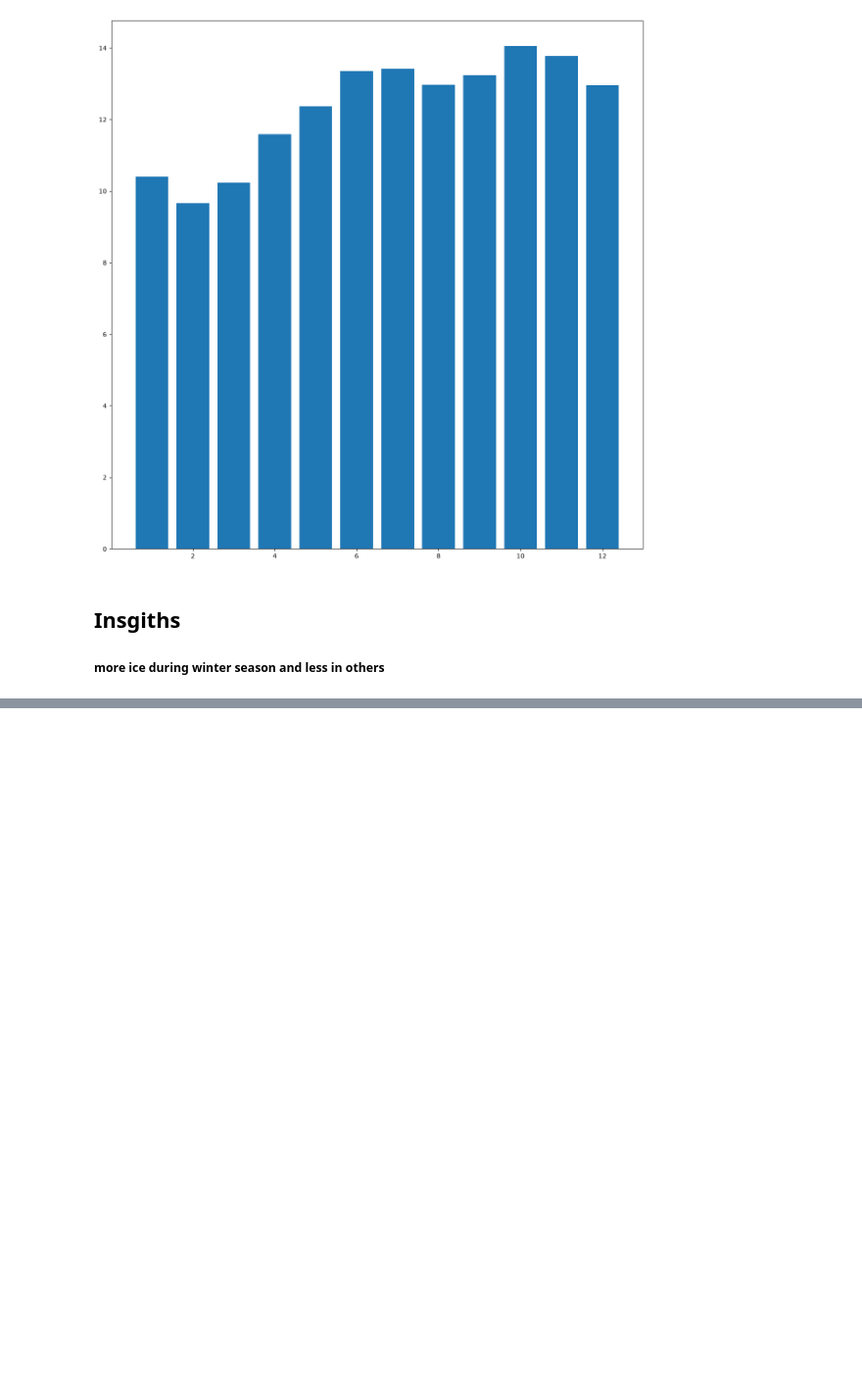
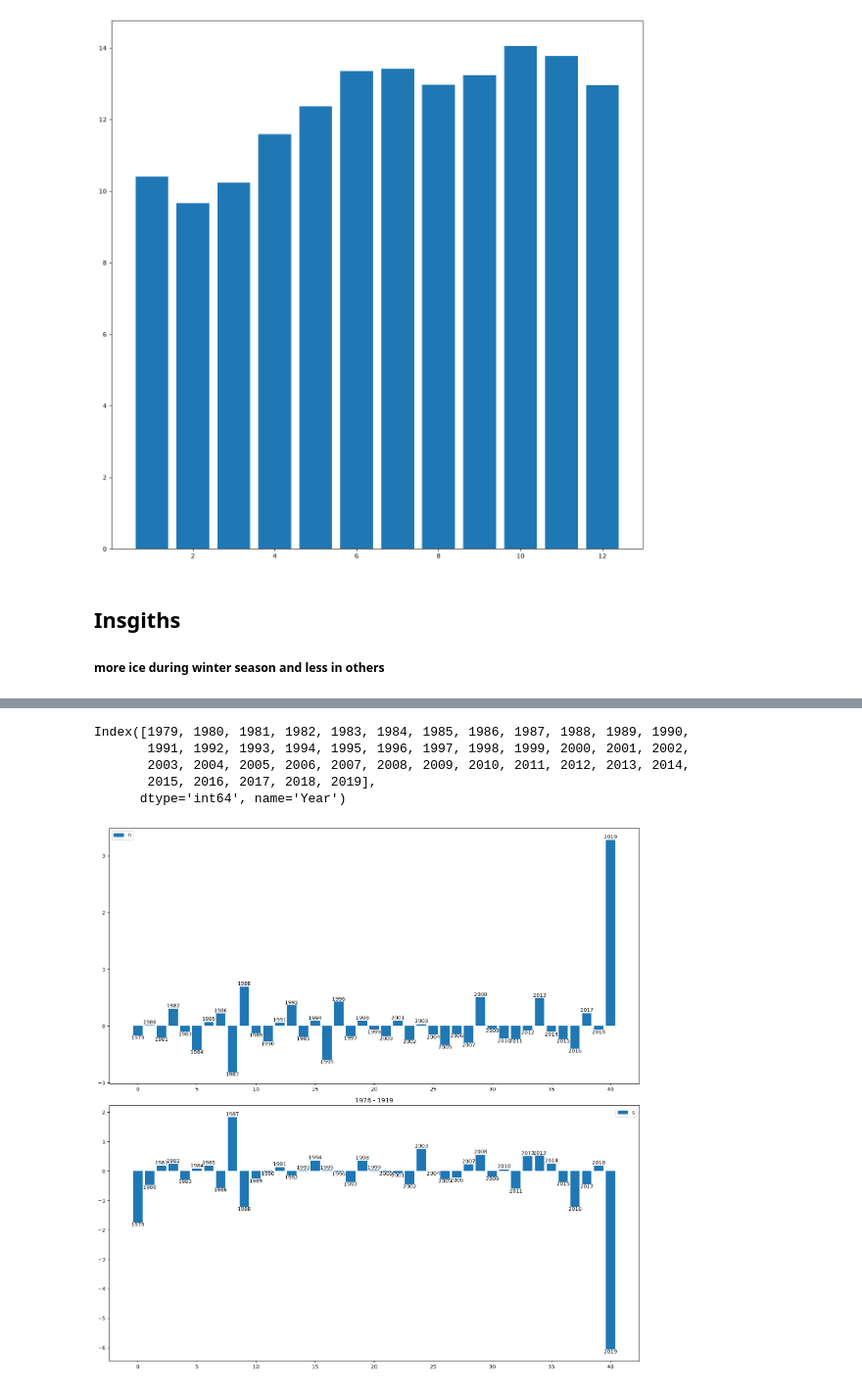
Before and after one commit to MagarVivek009/Exploratory-Data-Analysis-EDA-, a Jupyter notebook: seaice.ipynb, the cells around one changed output, grey strips where cells are left out. Shown at 98% size. Drawn from its saved outputs; the diff is of its cells as text; code cells hidden in the pictures; blank space fills up the shorter version.

Commit message:
Year to Year change in extent

```diff
--- a/seaice.ipynb
+++ b/seaice.ipynb
@@ -224,0 +262,14 @@ ax.bar(yearmonthwise_extent.index.get_level_values(1),yearmonthwise_extent)
+# %%
+array1 = []
+array2 = []
+columns = ['north', 'south']
+
+for j in range(1,42):
+    diff = (yearwise_extent_unstack.iloc[j,0]) - (yearwise_extent_unstack.iloc[j - 1,0])
+    # print(f"{yearwise_extent_unstack.iloc[j,i]}:{diff}" )
+    array1.append(diff)
+
+for j in range(1,42):
+    diff = (yearwise_extent_unstack.iloc[j,1]) - (yearwise_extent_unstack.iloc[j - 1,1])
+    # print(f"{yearwise_extent_unstack.iloc[j,i]}:{diff}" )
+    array2.append(diff)
@@ -224,0 +288,7 @@ ax.bar(yearmonthwise_extent.index.get_level_values(1),yearmonthwise_extent)
+# %%
+dict_diff = {
+    "north" : pd.Series(array1),
+    "south" : pd.Series(array2)
+}
+df_diff = pd.DataFrame(dict_diff)
+df_diff.head()
@@ -224,0 +302,21 @@ ax.bar(yearmonthwise_extent.index.get_level_values(1),yearmonthwise_extent)
+# %%
+yearwise_extent_unstack.index[1:]
+# %% [output]
+Index([1979, 1980, 1981, 1982, 1983, 1984, 1985, 1986, 1987, 1988, 1989, 1990,
+       1991, 1992, 1993, 1994, 1995, 1996, 1997, 1998, 1999, 2000, 2001, 2002,
+       2003, 2004, 2005, 2006, 2007, 2008, 2009, 2010, 2011, 2012, 2013, 2014,
+       2015, 2016, 2017, 2018, 2019],
+      dtype='int64', name='Year')
+# %%
+fig, ax = plt.subplots(2,1,figsize = (15,15))
+barn = ax[0].bar(df_diff.index, height = df_diff['north'])
+ax[0].legend("north")
+ax[0].bar_label(barn,yearwise_extent_unstack.index[1:])
+
+bars = ax[1].bar(df_diff.index, height = df_diff['south'])
+ax[1].legend("south")
+ax[1].bar_label(bars,yearwise_extent_unstack.index[1:])
+plt.title(label="1978 - 1919")
+plt.tight_layout()
+# %% [output]
+[figure, added]
```
Also changed, not shown: parts of 10 cells of this notebook.
